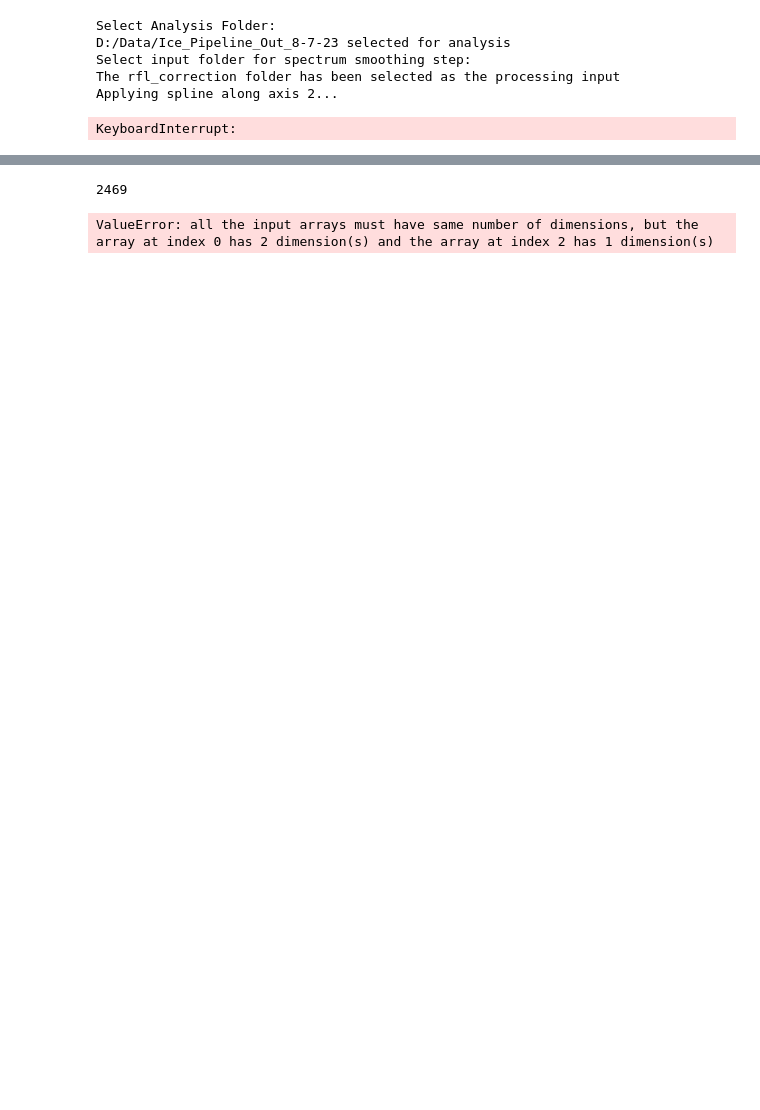
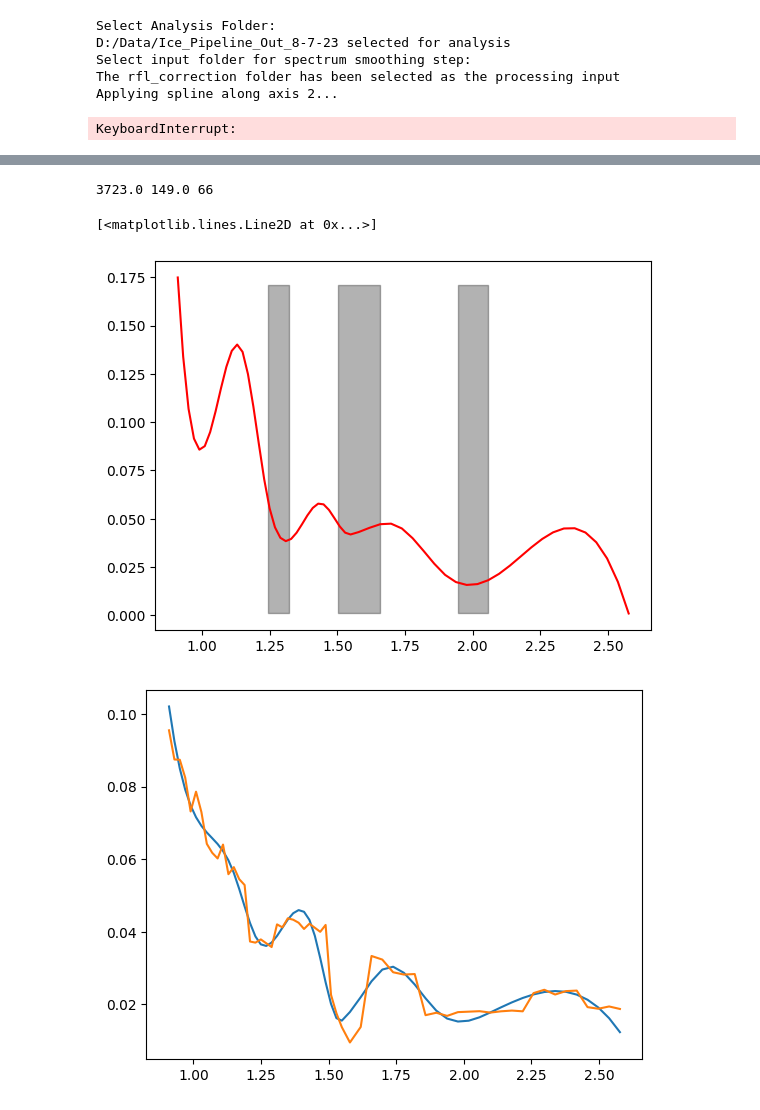
Before and after one commit to z-vig/M3_Pro, a Jupyter notebook: run_ice_pipeline.ipynb, the cells around one changed output, grey strips where cells are left out. Cells and saved outputs as stored; diff of their text form; code cells hidden in the pictures; blank space fills up the shorter version.

Commit message:
Update 8/11/23
Added Euclidian Distance Map functionality and integrated the lab spectra search engine to generalize spectral angle mapping.

```diff
--- a/run_ice_pipeline.ipynb
+++ b/run_ice_pipeline.ipynb
@@ -74,4 +63,16 @@ KeyboardInterrupt:
 ##Running band position mapping step
 from run_band_position_mapping import band_position_mapping
 band_position_mapping(False)
+# %%
+##Running spectral angle mapping step and getting reference spectrum
+sample_in,sample_loc,sample_obs = (os.path.join(folder_path,i,os.listdir(os.path.join(folder_path,i))[0]) for i in ['rfl_smooth_complete','loc_cropped','obs_cropped'])
+sample_in,sample_loc,sample_obs = [tf.imread(i) for i in [sample_in,sample_loc,sample_obs]]
+
+with open(os.path.join(folder_path,'stampNames.txt')) as f:
+    stamp_names = f.readlines()
+stamp_names = [i[:-2] for i in stamp_names]
+
+analyzed_wavelengths = M3_Stamp(sample_in,sample_loc,sample_obs,stamp_names[0],folder_path).analyzed_wavelengths
+
+wvl,USGS_frost = get_USGS_H2OFrost('D:/Data/USGS_Water_Ice',analyzed_wavelengths)
 # %%
@@ -97,8 +110,8 @@ def get_summary_dataframe(boolean_array:np.ndarray,map_coord_array:np.ndarray,va
 ##Getting ice water detection maps
 criteria = {
     'Band Positioning':True,
-    'Spectral Angle':30.0,
-    'Band Depth':0.1
+    'Spectral Angle':20.0,
+    'Band Depth':0.15
 }
 
 folder_path = 'D:/Data/Ice_Pipeline_Out_8-7-23'
@@ -129,16 +142,59 @@ def get_bool_arrays(stamp_name,**kwargs)->tuple[np.ndarray,np.ndarray,np.ndarray
 array_list = [get_bool_arrays(i,**criteria) for i in stamp_names]
 
 try:
-    os.mkdir(os.path.join(folder_path,'ice_detection_results'))
+    os.mkdir(os.path.join(folder_path,f'ice_detection_results_{criteria.get("Spectral Angle"):.0f}spa_{criteria.get("Band Depth"):.2f}bd'))
 except:
     pass
 
 new_bool_array = [i*j*k for i,j,k in array_list]
 loc_arrays = [tf.imread(os.path.join(folder_path,'loc_cropped',i)) for i in os.listdir(os.path.join(folder_path,'loc_cropped'))]
-for bool_array,loc_array,bd_array,sa_array,stamp_name in zip(new_bool_array,loc_arrays,array3,array2,stamp_names):
-    print (len(np.where(i)[0]))
-    tf.imwrite(os.path.join(folder_path,'ice_detection_results',f'{stamp_name}.tif'),i.astype('float32'))
-    summary_df = get_summary_dataframe(bool_array,loc_array,['Band Dep'])
+sa_arrays = [tf.imread(os.path.join(folder_path,'spectral_angle_values_30.0',f'{i}.tif')) for i in stamp_names]
+bd_arrays_3d = [tf.imread(os.path.join(folder_path,f'band_depth_values_0.10',f'{i}.tif')) for i in stamp_names]
+bd1_arrays,bd2_arrays,bd3_arrays = [i[:,:,0] for i in bd_arrays_3d],[i[:,:,1] for i in bd_arrays_3d],[i[:,:,2] for i in bd_arrays_3d]
+
+df_list = []
+stamp_num = 1
+for bool_array,loc_array,sa,bd1,bd2,bd3,stamp_name in zip(new_bool_array,loc_arrays,sa_arrays,bd1_arrays,bd2_arrays,bd3_arrays,stamp_names):
+    tf.imwrite(os.path.join(folder_path,f'ice_detection_results_{criteria.get("Spectral Angle"):.0f}spa_{criteria.get("Band Depth"):.2f}bd',\
+                            f'{stamp_name}.tif'),bool_array.astype('float32'))
+    summary_df = get_summary_dataframe(bool_array,loc_array,['Spectral Angle','Band1 Depth','Band2 Depth','Band3 Depth'],sa,bd1,bd2,bd3)
+    summary_df['Stamp_Num'] = stamp_num
+    df_list.append(summary_df)
+    stamp_num+=1
+
+all_stamps_df = pd.concat(df_list,ignore_index=True)
+all_stamps_df.to_csv(os.path.join(folder_path,f'ice_detection_location_summary_{criteria.get("Spectral Angle"):.0f}spa_{criteria.get("Band Depth"):.2f}bd.csv'))
-# %% [output]
-2469
-ValueError: all the input arrays must have same number of dimensions, but the array at index 0 has 2 dimension(s) and the array at index 2 has 1 dimension(s)
+# %%
+##Loading RFL Images
+rfl_im_list = [tf.imread(os.path.join(folder_path,'rfl_smooth_complete',i)) for i in os.listdir(os.path.join(folder_path,'rfl_smooth_complete'))]
+rfl_rawim_list = [tf.imread(os.path.join(folder_path,'rfl_correction',i)) for i in os.listdir(os.path.join(folder_path,'rfl_correction'))]
+# %%
+##Creating an averaged spectrum from summary results
+summary_file_path = 'D:/Data/Ice_Pipeline_Out_8-7-23/ice_detection_location_summary_20spa_0.15bd.csv'
+df = pd.read_csv(summary_file_path)
+
+
+spec_array = np.zeros((0,len(analyzed_wavelengths)))
+spec_array_raw = np.zeros((0,len(analyzed_wavelengths)))
+plot_one = np.random.randint(0,df.index[-1])
+prog = 0
+for x,y,stamp_num in zip(df['x'],df['y'],df['Stamp_Num']):
+    spec = rfl_im_list[stamp_num-1][int(x),int(y),:]
+    spec_raw = rfl_rawim_list[stamp_num-1][int(x),int(y),:]
+    if prog == plot_one:
+        print (x,y,stamp_num)
+        plt.plot(analyzed_wavelengths/1000,spec,color='red')
+        for lo,hi in [(1.242,1.323),(1.503,1.659),(1.945,2.056)]:
+            plt.fill_betweenx(np.arange(spec.min(),spec.max(),0.01),lo,hi,color='k',alpha=0.3)
+    spec_array = np.concatenate([spec_array,spec[np.newaxis,:]])
+    spec_array_raw = np.concatenate([spec_array_raw,spec_raw[np.newaxis,:]])
+    prog+=1
+
+fig = plt.figure()
+plt.plot(analyzed_wavelengths/1000,np.mean(spec_array,axis=0),label='Cubic Spline Fit')
+plt.plot(analyzed_wavelengths/1000,np.mean(spec_array_raw,axis=0),label='Raw')
+# %% [output]
+3723.0 149.0 66
+[<matplotlib.lines.Line2D at 0x...>]
+[figure, added]
+[figure, added]
```
Also changed, not shown: parts of 12 cells of this notebook, 7 other files.
